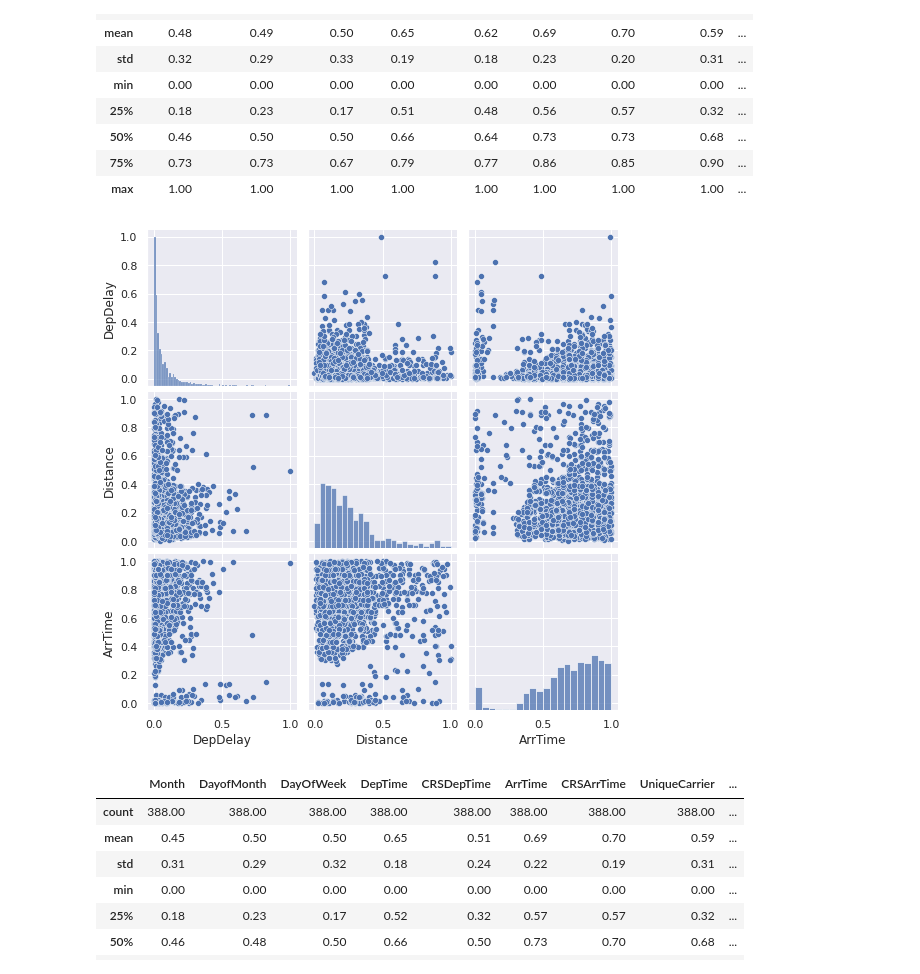
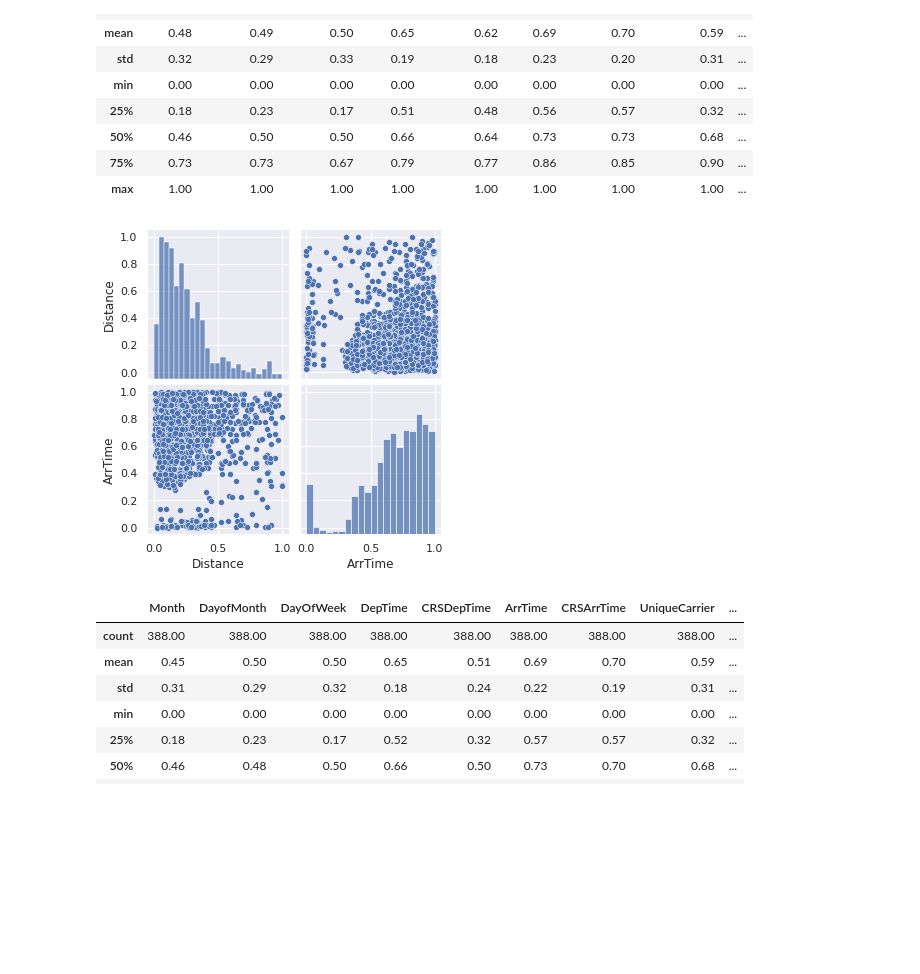
Before and after one commit to jesussantana/Supervised-Regression, a Jupyter notebook: notebooks/S12_T01_Supevised_Regression.ipynb, the cells around one changed output. Drawn from its saved outputs; the diff is of its cells as text; code cells hidden in the pictures; blank space fills up the shorter version.

Commit message:
Update Models without DeepDelay

```diff
--- a/notebooks/S12_T01_Supevised_Regression.ipynb
+++ b/notebooks/S12_T01_Supevised_Regression.ipynb
@@ -1014,6 +1017,9 @@ df = pd.read_csv(path + 'processed/DelayedFlightsProcessed.csv')
 X = df.drop(['DepDelay'], axis = 'columns')
 # Vector
 y = df['ArrDelay']
+# %%
+# Call train_test_split on the data and capture the results
+X_train, X_test, y_train, y_test = train_test_split(X, y, test_size = 0.2, random_state = 6858)
 # %%
 # Import script create for MinMax Scaling
 # ===============================================================================
@@ -1066,10 +1072,10 @@ X_train.describe().round(3)
 | 75% | 0.73 | 0.73 | 0.67 | 0.79 | 0.77 | 0.86 | 0.85 | 0.90 | ... |
 | max | 1.00 | 1.00 | 1.00 | 1.00 | 1.00 | 1.00 | 1.00 | 1.00 | ... |
 # %%
-sns.pairplot(X_train[['DepDelay', 'Distance', 'ArrTime']])
+sns.pairplot(X_train[['Distance', 'ArrTime']])
 plt.savefig("../reports/figures/X_train_MinMax_pairplot.png")
 # %% [output]
-[figure, old version]
+[figure, new version]
 # %%
 X_test.describe().round(3)
 # %% [output]
```
Also changed, not shown: parts of 18 cells of this notebook, 8 other files.
